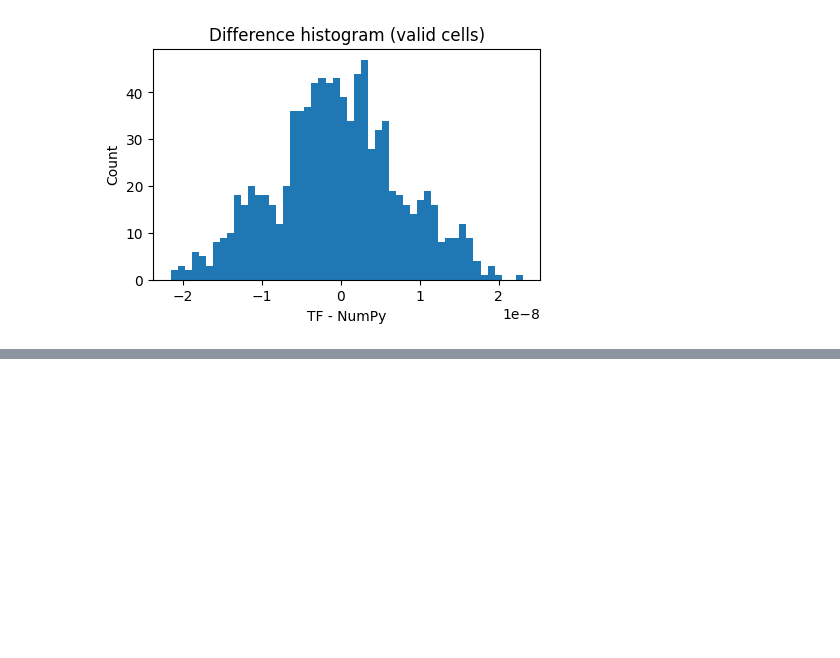
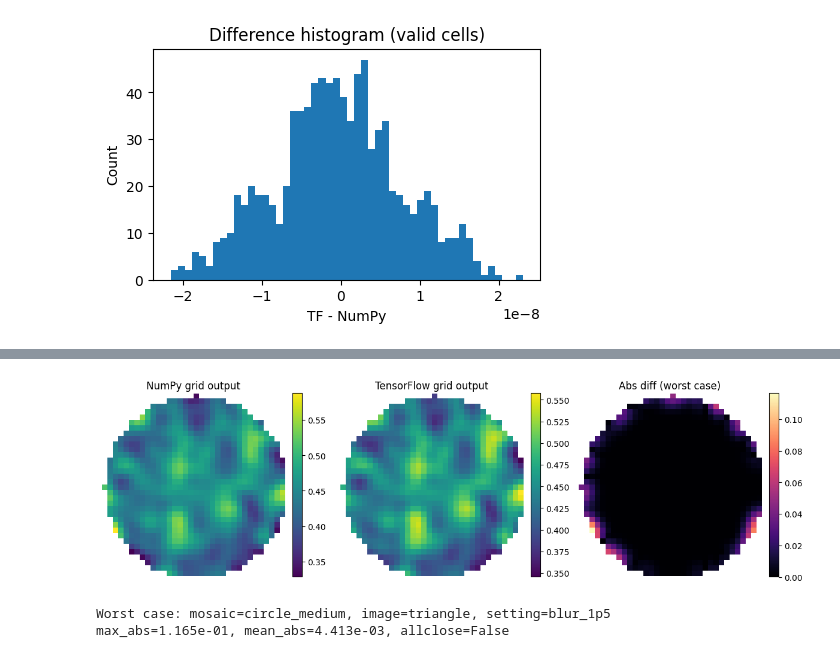
Before and after one commit to emjoyce/chromopho, a Jupyter notebook: bipolar_image_tf_validation.ipynb, the cells around one changed output, grey strips where cells are left out. Cells and saved outputs as stored; diff of their text form; code cells hidden in the pictures; blank space fills up the shorter version.

```diff
--- a/bipolar_image_tf_validation.ipynb
+++ b/bipolar_image_tf_validation.ipynb
@@ -138,0 +300,36 @@ plt.show()
+# %%
+# Visualize the worst-case difference
+out_np, out_tf, diff = worst["_outputs"]
+valid = out_np != -1
+plot_np = out_np.astype(float)
+plot_tf = out_tf.astype(float)
+plot_diff = np.abs(diff).astype(float)
+plot_np[~valid] = np.nan
+plot_tf[~valid] = np.nan
+plot_diff[~valid] = np.nan
+
+fig, axes = plt.subplots(1, 3, figsize=(12, 4))
+im0 = axes[0].imshow(plot_np, cmap="viridis")
+axes[0].set_title("NumPy grid output")
+axes[0].axis("off")
+plt.colorbar(im0, ax=axes[0], fraction=0.046, pad=0.04)
+
+im1 = axes[1].imshow(plot_tf, cmap="viridis")
+axes[1].set_title("TensorFlow grid output")
+axes[1].axis("off")
+plt.colorbar(im1, ax=axes[1], fraction=0.046, pad=0.04)
+
+im2 = axes[2].imshow(plot_diff, cmap="magma")
+axes[2].set_title(f"Abs diff (worst case)")
+axes[2].axis("off")
+plt.colorbar(im2, ax=axes[2], fraction=0.046, pad=0.04)
+
+plt.tight_layout()
+plt.show()
+
+print(f"Worst case: mosaic={worst['mosaic']}, image={worst['image']}, setting={worst['setting']}")
+print(f"max_abs={worst['max_abs']:.3e}, mean_abs={worst['mean_abs']:.3e}, allclose={worst['allclose']}")
+# %% [output]
+[figure, added]
+Worst case: mosaic=circle_medium, image=triangle, setting=blur_1p5
+max_abs=1.165e-01, mean_abs=4.413e-03, allclose=False
```
Also changed, not shown: parts of 4 cells of this notebook.
